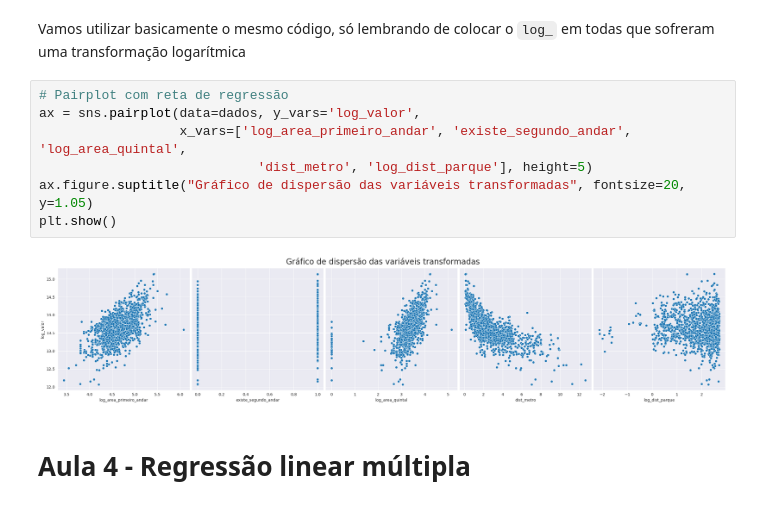
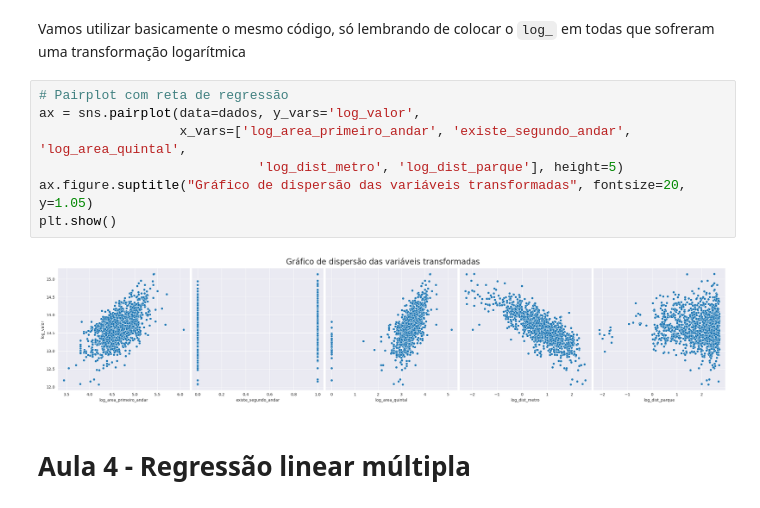
Before and after one commit to marcoamolinaro/machine-learning-alura, a Jupyter notebook: DataScience_Regressao_Linear/Projeto_Inicial_Regressão_Linear.ipynb, the cells around one changed output. Saved outputs shown, nothing was run; the diff lists cells and outputs as text.

```diff
--- a/DataScience_Regressao_Linear/Projeto_Inicial_Regressão_Linear.ipynb
+++ b/DataScience_Regressao_Linear/Projeto_Inicial_Regressão_Linear.ipynb
@@ -311,12 +311,12 @@ Vamos utilizar basicamente o mesmo código, só lembrando de colocar o `log_` em
 # %%
 # Pairplot com reta de regressão
 ax = sns.pairplot(data=dados, y_vars='log_valor',
                   x_vars=['log_area_primeiro_andar', 'existe_segundo_andar', 'log_area_quintal',
-                            'dist_metro', 'log_dist_parque'], height=5)
+                            'log_dist_metro', 'log_dist_parque'], height=5)
 ax.figure.suptitle("Gráfico de dispersão das variáveis transformadas", fontsize=20, y=1.05)
 plt.show()
 # %% [output]
-[figure, old version]
+[figure, new version]
 # %% [markdown]
 # **Aula 4 - Regressão linear múltipla**
 # %% [markdown]
```
Also changed, not shown: parts of 26 cells of this notebook.
